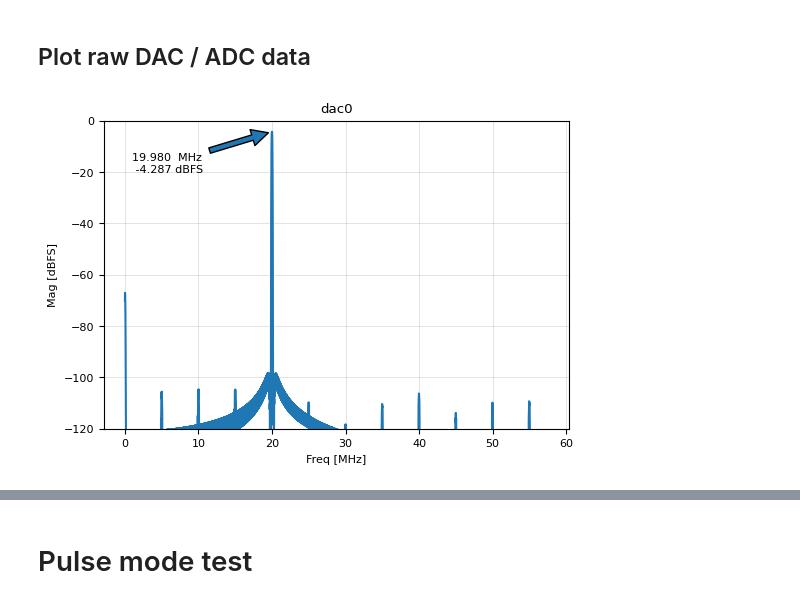
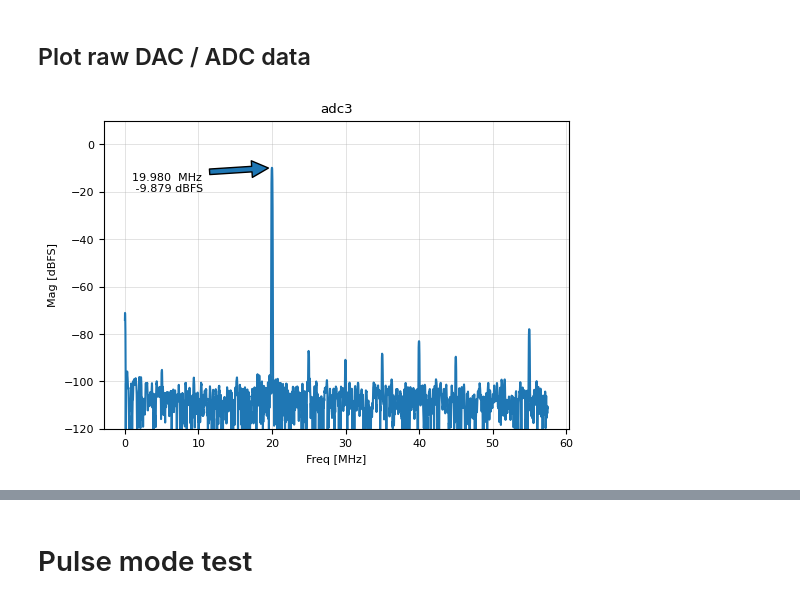
Before and after one commit to BerkeleyLab/uspas_llrf, a Jupyter notebook: python/test_uspas.ipynb, the cells around one changed output, grey strips where cells are left out. Cells and saved outputs as stored; diff of their text form; code cells hidden in the pictures.

```diff
--- a/python/test_uspas.ipynb
+++ b/python/test_uspas.ipynb
@@ -115,7 +123,7 @@ NameError: name 'mo_adc' is not defined
 # %%
 df_sig = llrf.get_raw_bufs_df()
 # %%
-f, psd_dbfs = calc_ps(df_sig['dac0'], fs_mhz=1e3/llrf.DSP_CLK_CYCLE)
-plot_ps(f, psd_dbfs, title='dac0', annotate=True)
+f, psd_dbfs = calc_ps(df_sig[fdbk_adc], fs_mhz=1e3/llrf.model.DSP_CLK_CYCLE)
+plot_ps(f, psd_dbfs, title=fdbk_adc, annotate=True)
 # %% [output]
-[figure, old version]
+[figure, new version]
```
Also changed, not shown: parts of 15 cells of this notebook, 6 other files.
